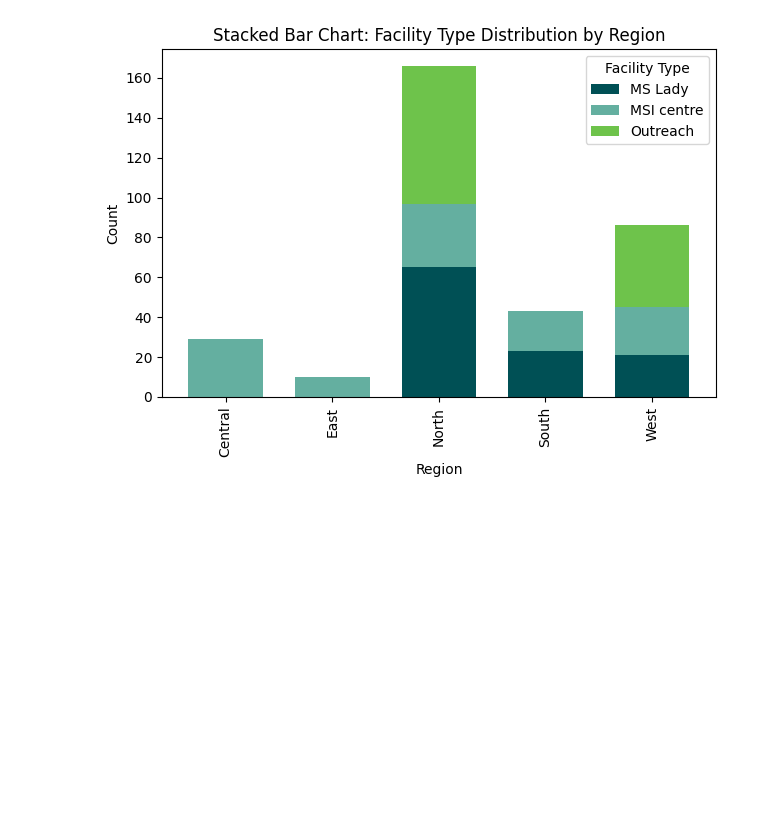
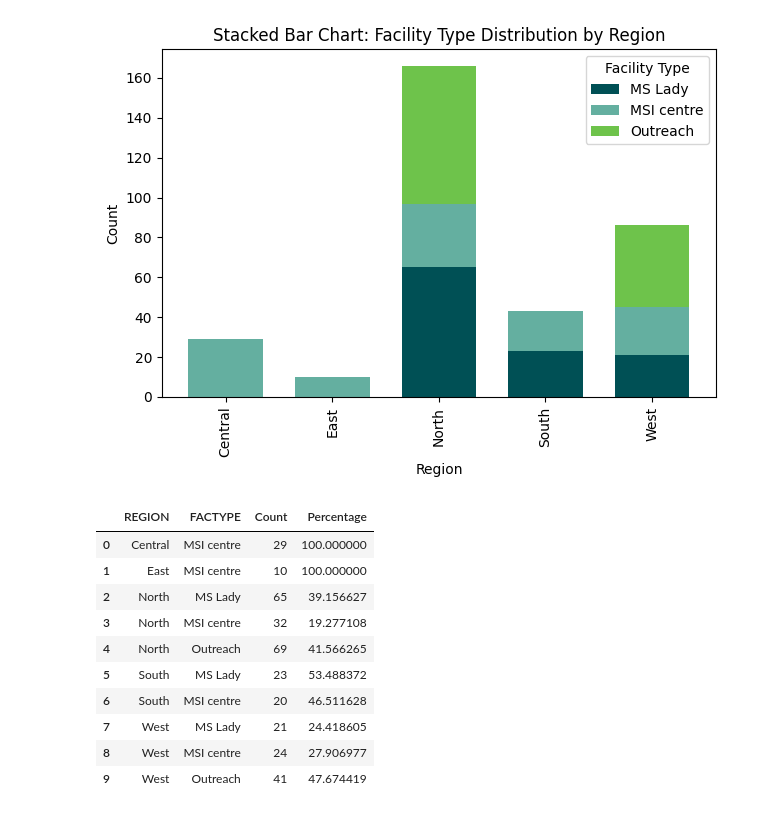
Before and after one commit to Mirwais-Farahi/MSIHealthServiceAnalytics, a Jupyter notebook: notebooks/03_Descriptive_Analysis.ipynb, the cells around one changed output. Drawn from its saved outputs; the diff is of its cells as text; code cells hidden in the pictures; blank space fills up the shorter version.

```diff
--- a/notebooks/03_Descriptive_Analysis.ipynb
+++ b/notebooks/03_Descriptive_Analysis.ipynb
@@ -112,0 +117,14 @@ plt.show()
+# %%
+facility_types
+# %% [output]
+|  | REGION | FACTYPE | Count | Percentage |
+| 0 | Central | MSI centre | 29 | 100.000000 |
+| 1 | East | MSI centre | 10 | 100.000000 |
+| 2 | North | MS Lady | 65 | 39.156627 |
+| 3 | North | MSI centre | 32 | 19.277108 |
+| 4 | North | Outreach | 69 | 41.566265 |
+| 5 | South | MS Lady | 23 | 53.488372 |
+| 6 | South | MSI centre | 20 | 46.511628 |
+| 7 | West | MS Lady | 21 | 24.418605 |
+| 8 | West | MSI centre | 24 | 27.906977 |
+| 9 | West | Outreach | 41 | 47.674419 |
```
Also changed, not shown: parts of 2 cells of this notebook.
